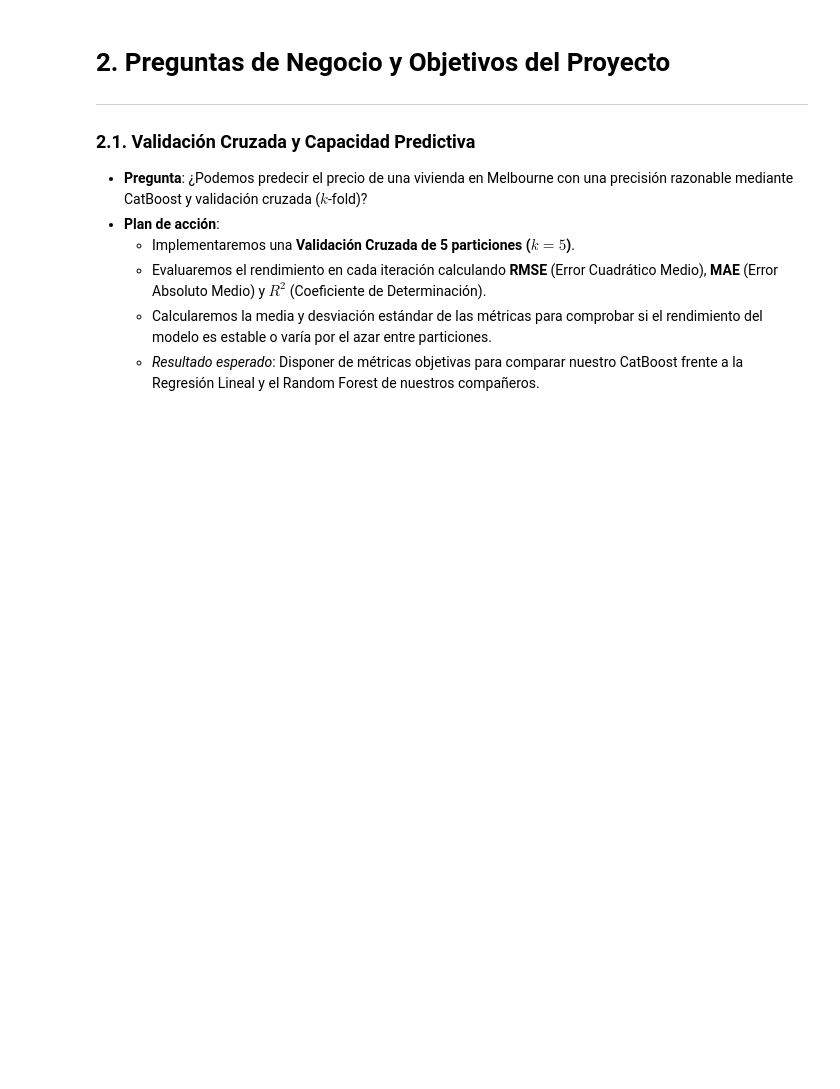
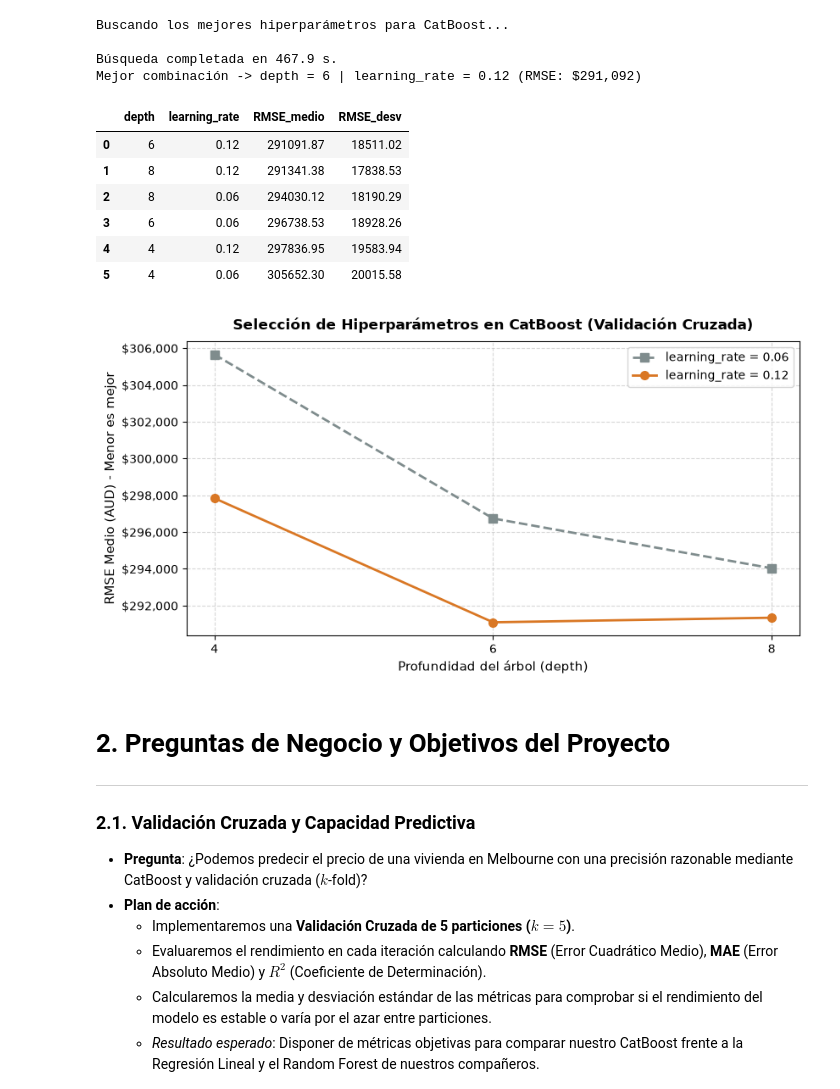
Before and after one commit to alejandrogghh05-web/Data-Science-Prj, a Jupyter notebook: PRJ/models/notebook_miguel.ipynb, the cells around one changed output. Saved outputs shown, nothing was run; the diff lists cells and outputs as text; code cells hidden in the pictures; blank space fills up the shorter version.

```diff
--- a/PRJ/models/notebook_miguel.ipynb
+++ b/PRJ/models/notebook_miguel.ipynb
@@ -50,3 +104,82 @@ En lugar de borrar filas o rellenar huecos con medias globales, hemos seguido un
+# %%
+from itertools import product
+import time
+import matplotlib.pyplot as plt
+import matplotlib.ticker as ticker
+
+# ---------------------------------------busqueda-hiperparametros---------------------------------------
+
+# Probamos 6 combinaciones de profundidad (depth) y ritmo de aprendizaje (learning_rate)
+rejilla = {
+    "depth": [4, 6, 8],
+    "learning_rate": [0.06, 0.12],
+}
+
+kf_grid = KFold(n_splits=3, shuffle=True, random_state=42)
+resultados_grid = []
+
+print("Buscando los mejores hiperparámetros para CatBoost...\n")
+t0 = time.time()
+
+for depth, lr in product(rejilla["depth"], rejilla["learning_rate"]):
+    rmses_fold = []
+    for train_idx, val_idx in kf_grid.split(X, y):
+        m_tmp = CatBoostRegressor(
+            iterations=500,
+            depth=depth,
+            learning_rate=lr,
+            loss_function="RMSE",
+            random_seed=42,
+            verbose=0,
+        )
+        m_tmp.fit(X.iloc[train_idx], y.iloc[train_idx], cat_features=CAT_FEATURES)
+        preds_tmp = m_tmp.predict(X.iloc[val_idx])
+        rmses_fold.append(np.sqrt(mean_squared_error(y.iloc[val_idx], preds_tmp)))
+
+    resultados_grid.append({
+        "depth": depth,
+        "learning_rate": lr,
+        "RMSE_medio": np.mean(rmses_fold),
+        "RMSE_desv": np.std(rmses_fold),
+    })
+
+df_grid = pd.DataFrame(resultados_grid).sort_values("RMSE_medio").reset_index(drop=True)
+BEST_DEPTH = int(df_grid.loc[0, "depth"])
+BEST_LR = float(df_grid.loc[0, "learning_rate"])
+
+print(f"Búsqueda completada en {time.time() - t0:.1f} s.")
+print(f"Mejor combinación -> depth = {BEST_DEPTH} | learning_rate = {BEST_LR} (RMSE: ${df_grid.loc[0, 'RMSE_medio']:,.0f})\n")
+display(df_grid.round(2))
+
+# Grafico justificativo de la seleccion de hiperparametros
+fig, ax = plt.subplots(figsize=(8.5, 4.5))
+for lr, grupo in df_grid.sort_values("depth").groupby("learning_rate"):
+    estilo = "o-" if lr == BEST_LR else "s--"
+    color = "#d97724" if lr == BEST_LR else "#7f8c8d"
+    ax.plot(grupo["depth"], grupo["RMSE_medio"], estilo, color=color, linewidth=2, markersize=7, label=f"learning_rate = {lr}")
+
+ax.set_title("Selección de Hiperparámetros en CatBoost (Validación Cruzada)", fontsize=12, fontweight="bold", pad=10)
+ax.set_xlabel("Profundidad del árbol (depth)", fontsize=10.5)
+ax.set_ylabel("RMSE Medio (AUD) - Menor es mejor", fontsize=10.5)
+ax.set_xticks(rejilla["depth"])
+ax.yaxis.set_major_formatter(ticker.FuncFormatter(lambda x, _: f"${x:,.0f}"))
+ax.grid(True, linestyle="--", alpha=0.5)
+ax.legend(frameon=True)
+plt.tight_layout()
+plt.show()
+# %% [output]
+Buscando los mejores hiperparámetros para CatBoost...
+
+Búsqueda completada en 467.9 s.
+Mejor combinación -> depth = 6 | learning_rate = 0.12 (RMSE: $291,092)
+|  | depth | learning_rate | RMSE_medio | RMSE_desv |
+| 0 | 6 | 0.12 | 291091.87 | 18511.02 |
+| 1 | 8 | 0.12 | 291341.38 | 17838.53 |
+| 2 | 8 | 0.06 | 294030.12 | 18190.29 |
+| 3 | 6 | 0.06 | 296738.53 | 18928.26 |
+| 4 | 4 | 0.12 | 297836.95 | 19583.94 |
+| 5 | 4 | 0.06 | 305652.30 | 20015.58 |
+[figure, added]
 # %% [markdown]
 
 # 2. Preguntas de Negocio y Objetivos del Proyecto
```
Also changed, not shown: parts of 17 cells of this notebook, 7 other files.
